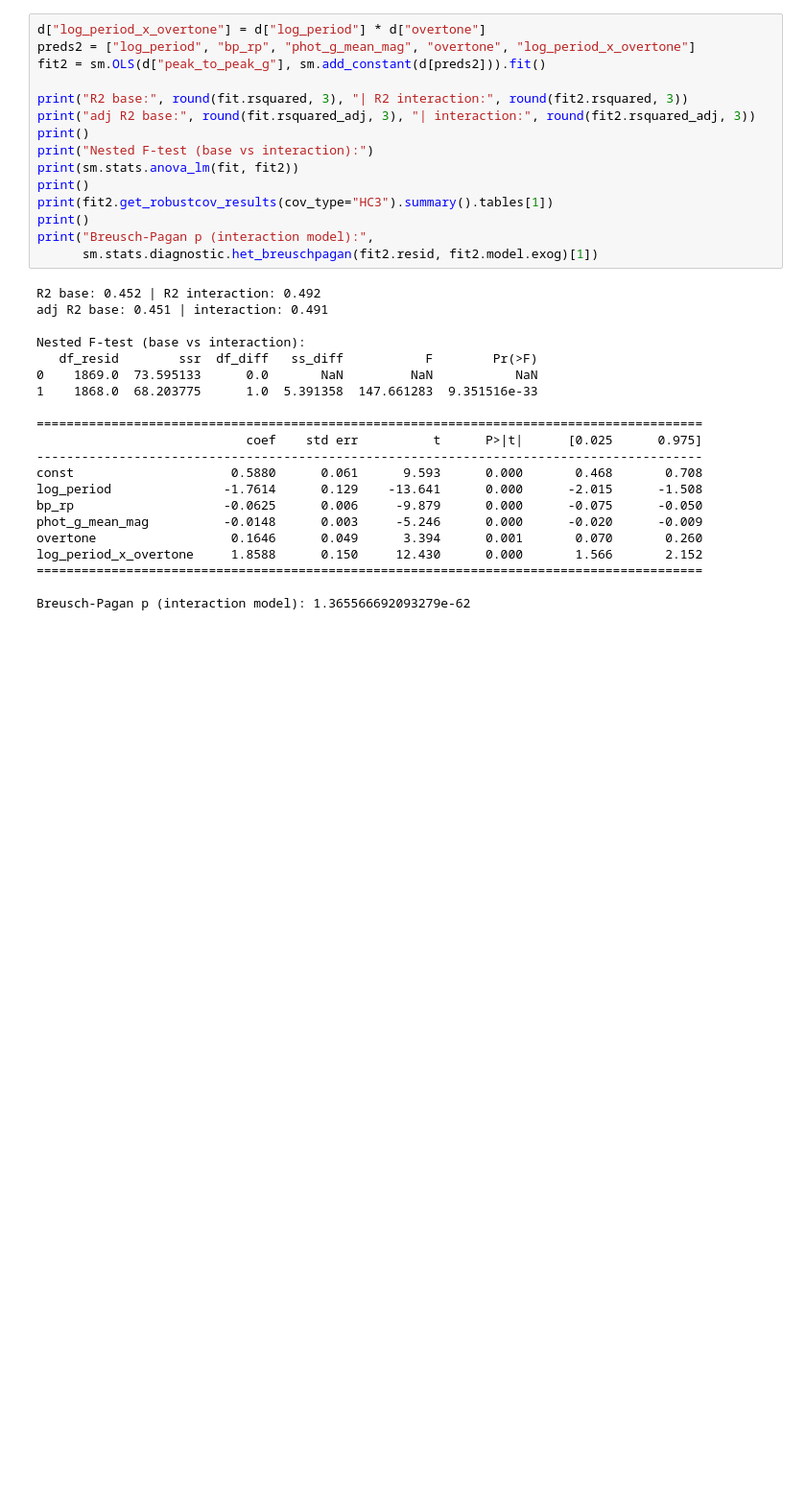
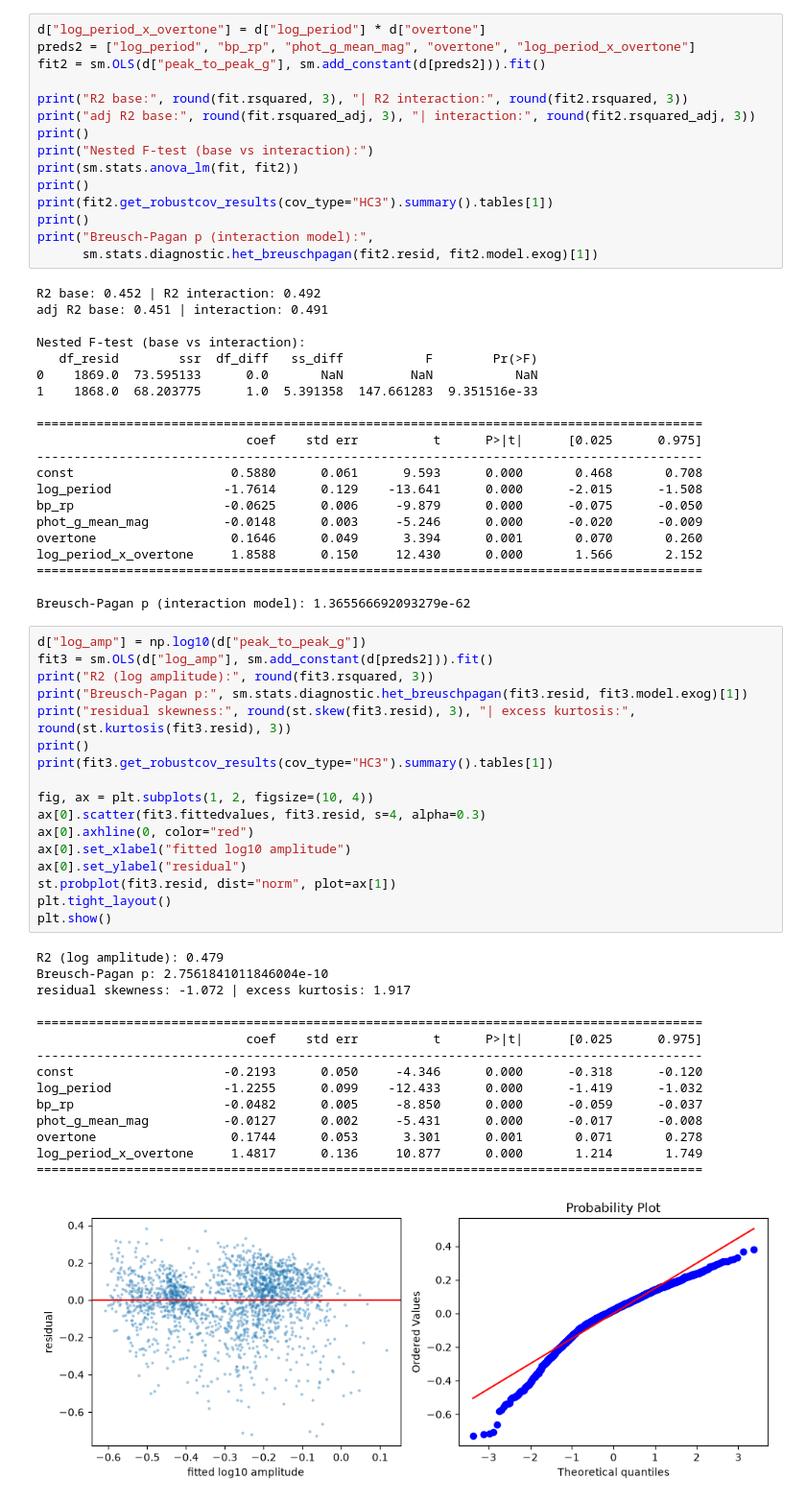
Before and after one commit to ananyamakkar/stellar-variability, a Jupyter notebook: notebooks/07_extensions.ipynb, the cells around one changed output. Shown at 96% size. Cells and saved outputs as stored; diff of their text form; blank space fills up the shorter version.

Commit message:
07: log-amplitude robustness model

```diff
--- a/notebooks/07_extensions.ipynb
+++ b/notebooks/07_extensions.ipynb
@@ -201,3 +201,36 @@ log_period_x_overtone     1.8588      0.150     12.430      0.000       1.566
 =========================================================================================
 
 Breusch-Pagan p (interaction model): 1.365566692093279e-62
+# %%
+d["log_amp"] = np.log10(d["peak_to_peak_g"])
+fit3 = sm.OLS(d["log_amp"], sm.add_constant(d[preds2])).fit()
+print("R2 (log amplitude):", round(fit3.rsquared, 3))
+print("Breusch-Pagan p:", sm.stats.diagnostic.het_breuschpagan(fit3.resid, fit3.model.exog)[1])
+print("residual skewness:", round(st.skew(fit3.resid), 3), "| excess kurtosis:", round(st.kurtosis(fit3.resid), 3))
+print()
+print(fit3.get_robustcov_results(cov_type="HC3").summary().tables[1])
+
+fig, ax = plt.subplots(1, 2, figsize=(10, 4))
+ax[0].scatter(fit3.fittedvalues, fit3.resid, s=4, alpha=0.3)
+ax[0].axhline(0, color="red")
+ax[0].set_xlabel("fitted log10 amplitude")
+ax[0].set_ylabel("residual")
+st.probplot(fit3.resid, dist="norm", plot=ax[1])
+plt.tight_layout()
+plt.show()
+# %% [output]
+R2 (log amplitude): 0.479
+Breusch-Pagan p: 2.7561841011846004e-10
+residual skewness: -1.072 | excess kurtosis: 1.917
+
+=========================================================================================
+                            coef    std err          t      P>|t|      [0.025      0.975]
+-----------------------------------------------------------------------------------------
+const                    -0.2193      0.050     -4.346      0.000      -0.318      -0.120
+log_period               -1.2255      0.099    -12.433      0.000      -1.419      -1.032
+bp_rp                    -0.0482      0.005     -8.850      0.000      -0.059      -0.037
+phot_g_mean_mag          -0.0127      0.002     -5.431      0.000      -0.017      -0.008
+overtone                  0.1744      0.053      3.301      0.001       0.071       0.278
+log_period_x_overtone     1.4817      0.136     10.877      0.000       1.214       1.749
+=========================================================================================
+[figure, added]
```
